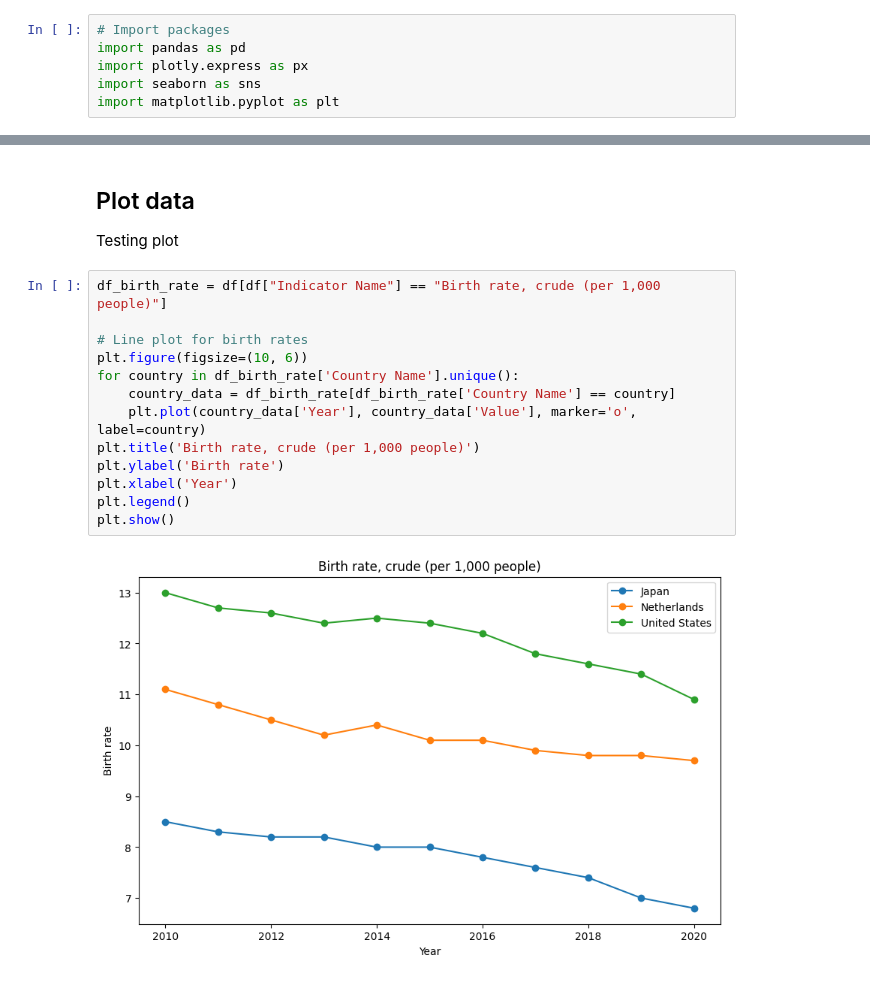
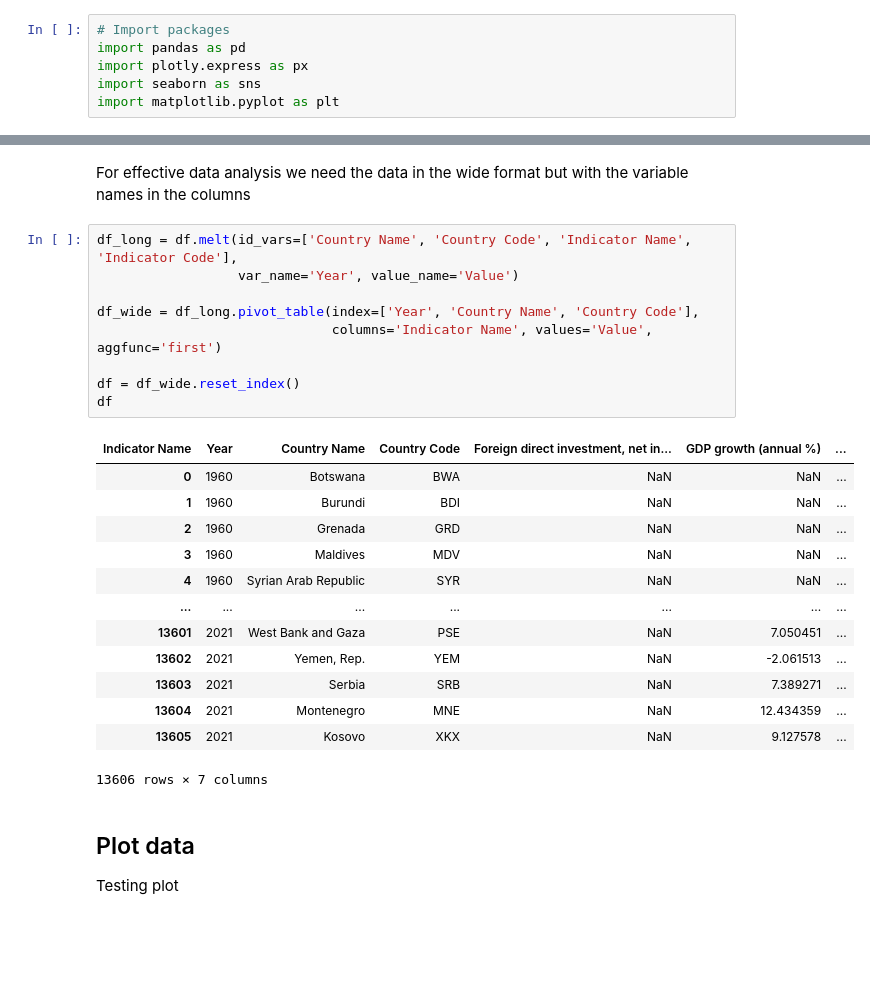
Before and after one commit to anetey-abbey/infoviz, a Jupyter notebook: _sources/docs/notebook.ipynb, the cells around one changed output, grey strips where cells are left out. Drawn from its saved outputs; the diff is of its cells as text; blank space fills up the shorter version.

```diff
--- a/_sources/docs/notebook.ipynb
+++ b/_sources/docs/notebook.ipynb
@@ -62,19 +30,29 @@ df
+# %% [markdown]
+For effective data analysis we need the data in the wide format but with the variable names in the columns
+# %%
+df_long = df.melt(id_vars=['Country Name', 'Country Code', 'Indicator Name', 'Indicator Code'],
+                  var_name='Year', value_name='Value')
+
+df_wide = df_long.pivot_table(index=['Year', 'Country Name', 'Country Code'],
+                              columns='Indicator Name', values='Value', aggfunc='first')
+
+df = df_wide.reset_index()
+df
+# %% [output]
+| Indicator Name | Year | Country Name | Country Code | Foreign direct investment, net in... | GDP growth (annual %) | ... |
+| 0 | 1960 | Botswana | BWA | NaN | NaN | ... |
+| 1 | 1960 | Burundi | BDI | NaN | NaN | ... |
+| 2 | 1960 | Grenada | GRD | NaN | NaN | ... |
+| 3 | 1960 | Maldives | MDV | NaN | NaN | ... |
+| 4 | 1960 | Syrian Arab Republic | SYR | NaN | NaN | ... |
+| ... | ... | ... | ... | ... | ... | ... |
+| 13601 | 2021 | West Bank and Gaza | PSE | NaN | 7.050451 | ... |
+| 13602 | 2021 | Yemen, Rep. | YEM | NaN | -2.061513 | ... |
+| 13603 | 2021 | Serbia | SRB | NaN | 7.389271 | ... |
+| 13604 | 2021 | Montenegro | MNE | NaN | 12.434359 | ... |
+| 13605 | 2021 | Kosovo | XKX | NaN | 9.127578 | ... |
+13606 rows × 7 columns
 # %% [markdown]
 ## Plot data
 
 Testing plot
-# %%
-df_birth_rate = df[df["Indicator Name"] == "Birth rate, crude (per 1,000 people)"]
-
-# Line plot for birth rates
-plt.figure(figsize=(10, 6))
-for country in df_birth_rate['Country Name'].unique():
-    country_data = df_birth_rate[df_birth_rate['Country Name'] == country]
-    plt.plot(country_data['Year'], country_data['Value'], marker='o', label=country)
-plt.title('Birth rate, crude (per 1,000 people)')
-plt.ylabel('Birth rate')
-plt.xlabel('Year')
-plt.legend()
-plt.show()
-# %% [output]
-[figure, removed]
```
Also changed, not shown: parts of 11 cells of this notebook, 10 other files.
